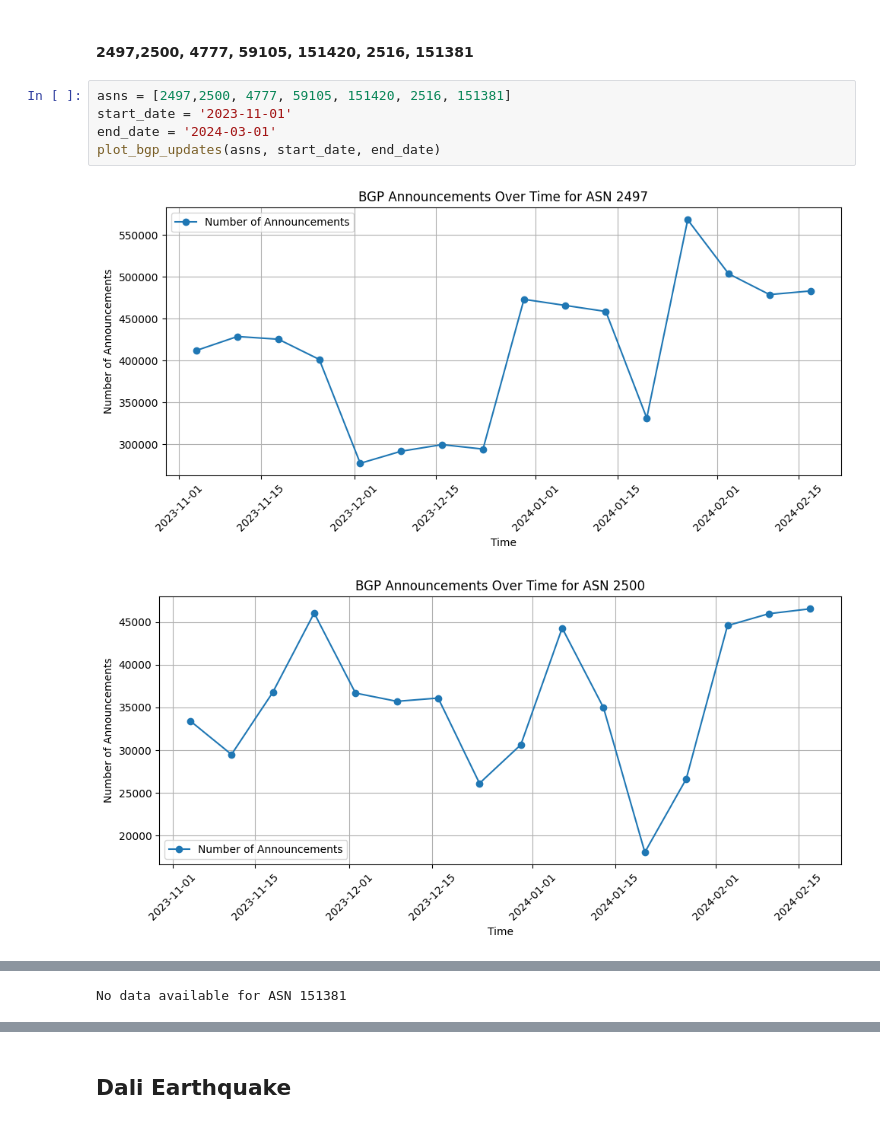
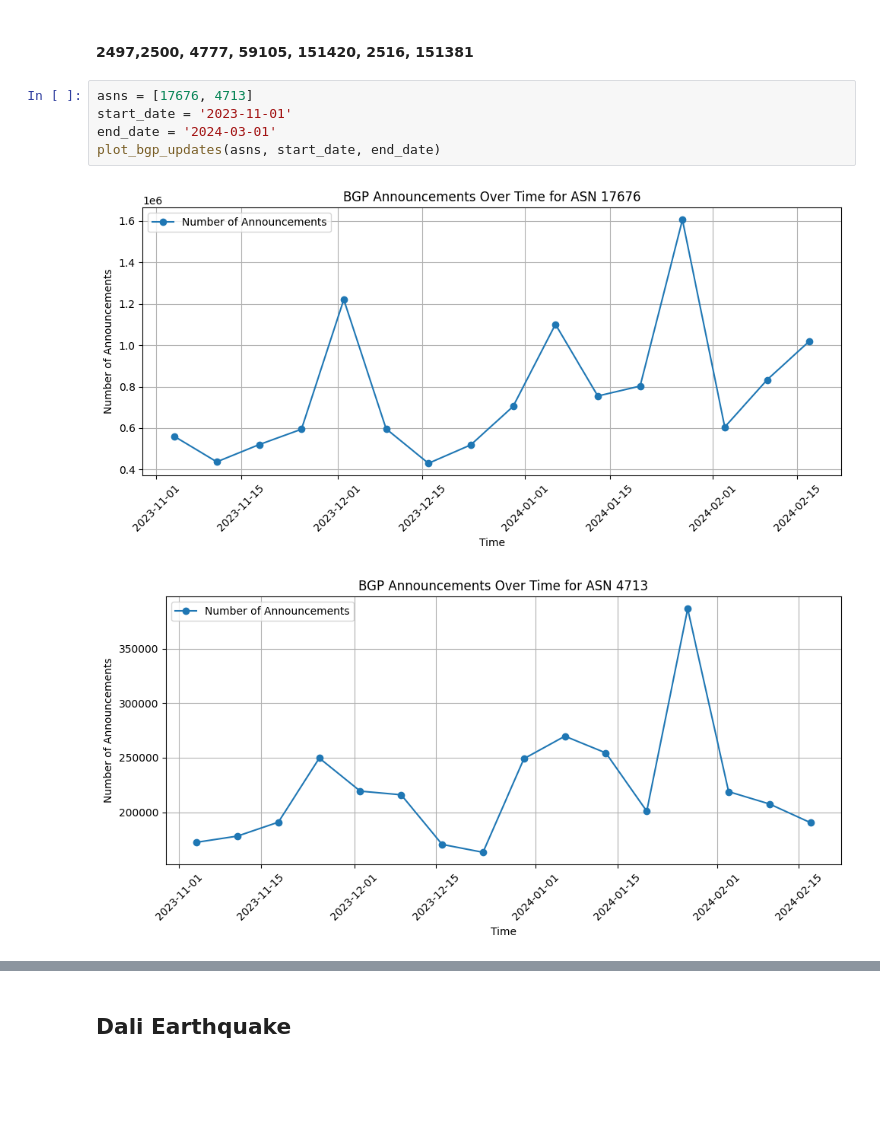
Before and after one commit to soddi1/Flooding, a Jupyter notebook: 10 disasters/accounements_data.ipynb, the cells around one changed output, grey strips where cells are left out. Cells and saved outputs as stored; diff of their text form; blank space fills up the shorter version.

Commit message:
update announcements_data.ipynb

```diff
--- a/10 disasters/accounements_data.ipynb
+++ b/10 disasters/accounements_data.ipynb
@@ -183,10 +187,10 @@ In August 2023, clashes broke out in Tripoli, Libya. between the Special Deterre
 # %% [markdown]
 #### 2497,2500, 4777, 59105, 151420, 2516, 151381
 # %%
-asns = [2497,2500, 4777, 59105, 151420, 2516, 151381]
+asns = [17676, 4713]
 start_date = '2023-11-01'
 end_date = '2024-03-01'
 plot_bgp_updates(asns, start_date, end_date)
 # %% [output]
-[figure, old version]
+[figure, new version]
-[figure, old version]
+[figure, new version]
@@ -197 +196,0 @@ plot_bgp_updates(asns, start_date, end_date)
-No data available for ASN 151381
```
Also changed, not shown: parts of 8 cells of this notebook.
